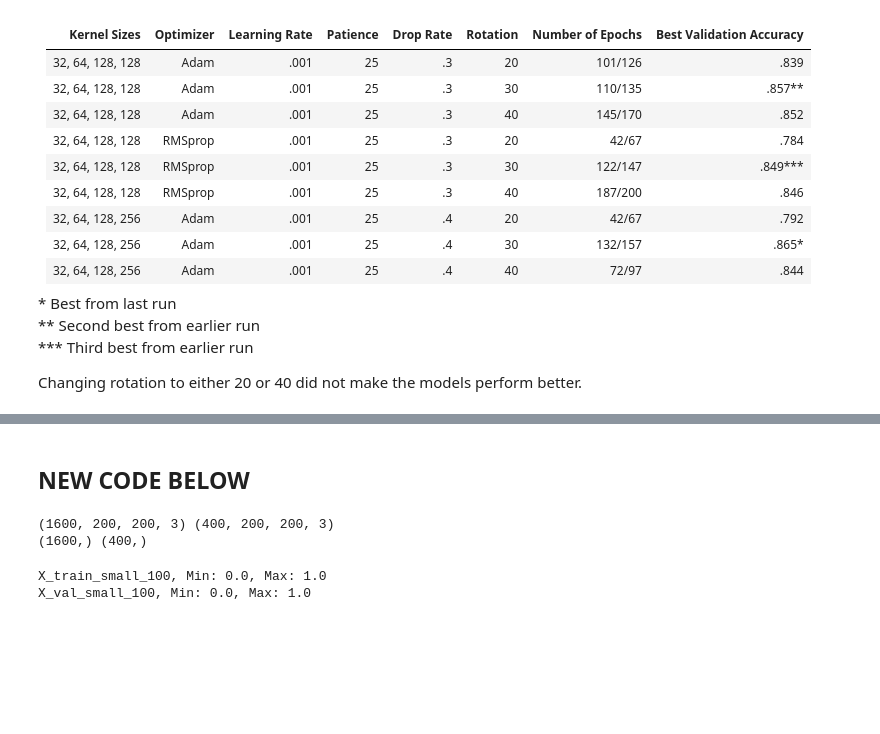
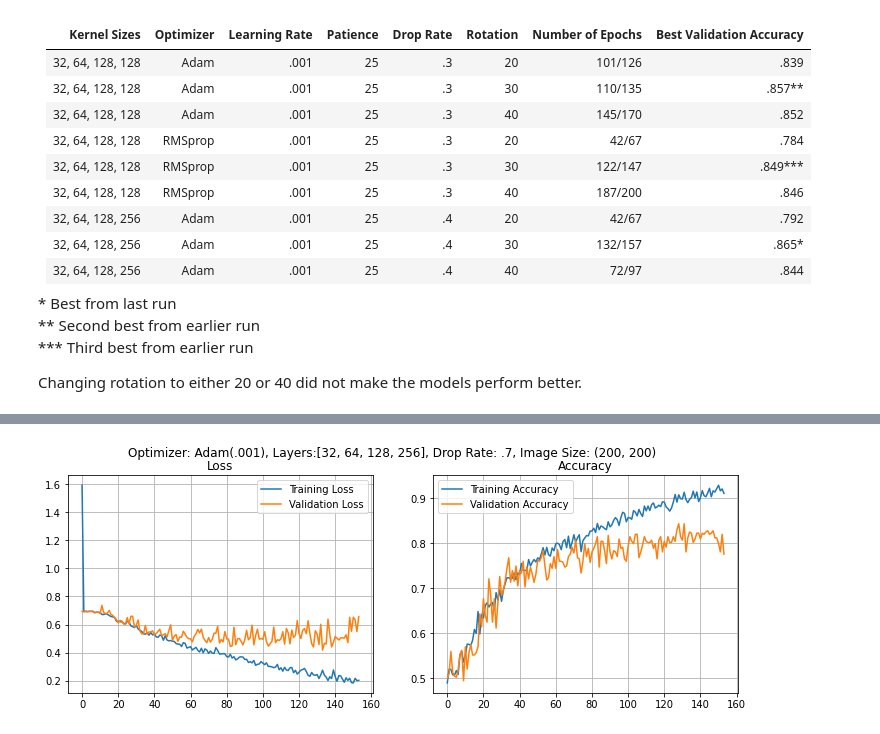
Before and after one commit to Anna-MariaSjolund/Deep-Learning-Anna-MariaSjolund, a Jupyter notebook: lab-dogs-vs-cats.ipynb, the cells around one changed output, grey strips where cells are left out. Cells and saved outputs as stored; diff of their text form; code cells hidden in the pictures; blank space fills up the shorter version.

```diff
--- a/lab-dogs-vs-cats.ipynb
+++ b/lab-dogs-vs-cats.ipynb
@@ -670,0 +762,22 @@ Changing rotation to either 20 or 40 did not make the models perform better.
+# %%
+train_generator_small_100, val_generator_small_100 = create_generator(scaled_X_train_small_100,
+                                                                      y_train_small,
+                                                                      scaled_X_val_small_100,
+                                                                      y_val_small,
+                                                                      rotation=30)
+
+train_generator_small_200, val_generator_small_200 = create_generator(scaled_X_train_small_200,
+                                                                      y_train_small,
+                                                                      scaled_X_val_small_200,
+                                                                      y_val_small,
+                                                                      rotation=30)
+# %%
+model = create_CNN_model([train_generator_small_200],
+                     [val_generator_small_200],
+                     input_shape=(200, 200, 3),
+                     fit_generator=True,
+                     kernels=[32, 64, 128, 256],
+                     optimizer=Adam,
+                     learning_rate=.001,
+                     early_stop_patience=25,
+                     drop_rate=.7)
@@ -673,22 +809,5 @@ max(model.history.history["val_acc"])
 # %%
 metrics = pd.DataFrame(model.history.history)
-plot_metrics(metrics, "Optimizer: RMSprop(.001), Layers:[32, 64, 128, 128], Drop Rate: .3, Rotation: 40")
+plot_metrics(metrics, "Optimizer: Adam(.001), Layers:[32, 64, 128, 256], Drop Rate: .7, Image Size: (200, 200)")
+# %% [output]
+[figure, added]
-# %% [markdown]
-## NEW CODE BELOW
-# %%
-X_train_small_200 = resize_images(X_train_small, (200, 200))
-X_val_small_200 = resize_images(X_val_small, (200, 200))
-
-print(X_train_small_200.shape, X_val_small_200.shape)
-print(y_train_small.shape, y_val_small.shape)
-# %% [output]
-(1600, 200, 200, 3) (400, 200, 200, 3)
-(1600,) (400,)
-# %%
-scaled_X_train_small_200 = X_train_small_200.astype("float32") / 255
-scaled_X_val_small_200 = X_val_small_200.astype("float32") / 255
-print(f"X_train_small_100, Min: {scaled_X_train_small_200.min()}, Max: {scaled_X_train_small_200.max()}")
-print(f"X_val_small_100, Min: {scaled_X_val_small_200.min()}, Max: {scaled_X_val_small_200.max()}")
-# %% [output]
-X_train_small_100, Min: 0.0, Max: 1.0
-X_val_small_100, Min: 0.0, Max: 1.0
```
Also changed, not shown: parts of 50 cells of this notebook.
